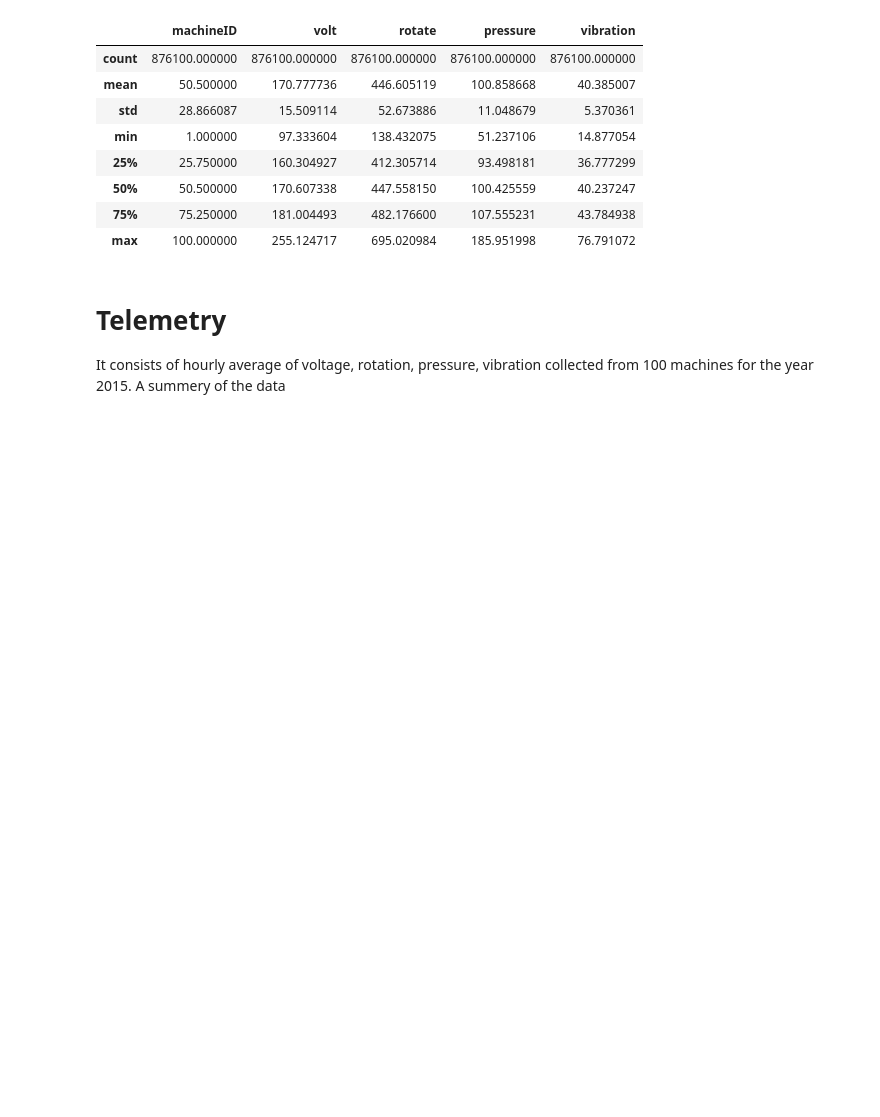
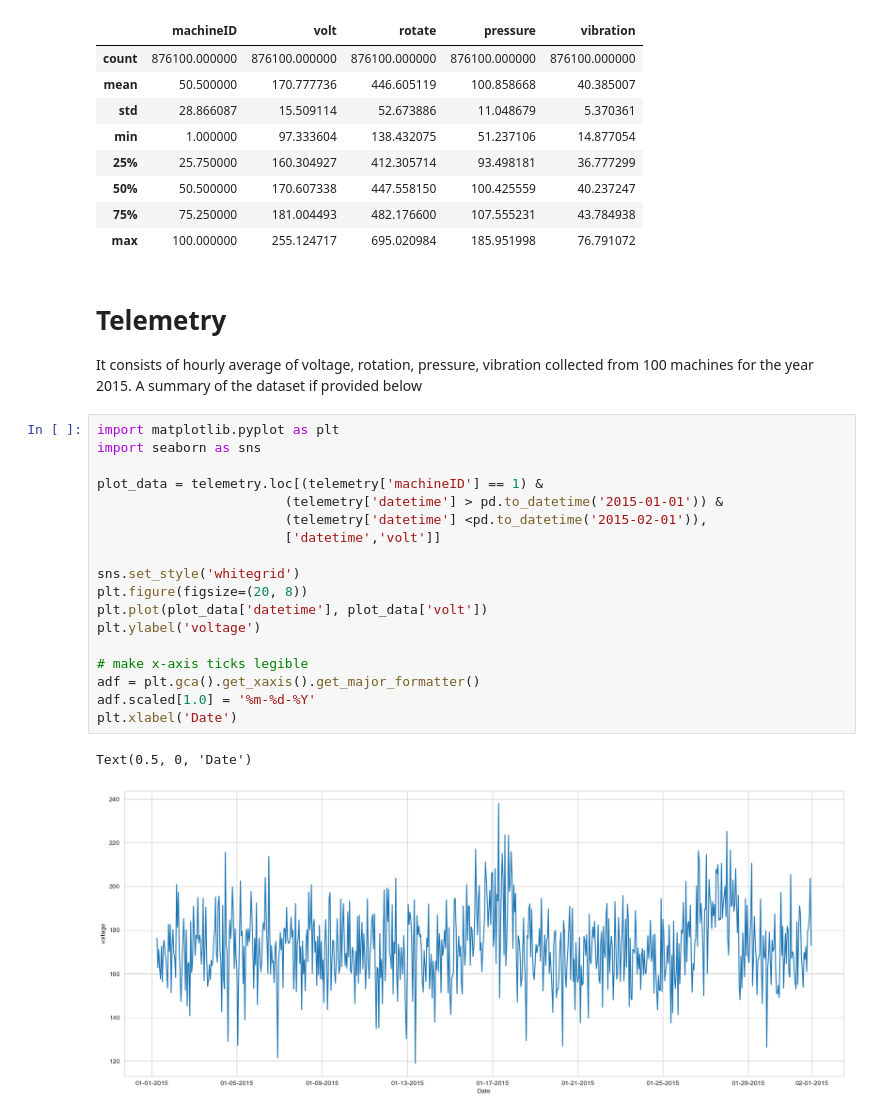
Before and after one commit to TahsinPavel/Machine-Learning-Model-for-Predictive-Maintenance-, a Jupyter notebook: Predictive Maintenance .ipynb, the cells around one changed output. Saved outputs shown, nothing was run; the diff lists cells and outputs as text; blank space fills up the shorter version.

```diff
--- a/Predictive Maintenance .ipynb
+++ b/Predictive Maintenance .ipynb
@@ -44,4 +44,25 @@ Total number of telemetry records: 876100
 # %% [markdown]
 # Telemetry
 
-It consists of hourly average of voltage, rotation, pressure, vibration collected from 100 machines for the year 2015. A summery of the data
+It consists of hourly average of voltage, rotation, pressure, vibration collected from 100 machines for the year 2015. A summary of the dataset if provided below
+# %%
+import matplotlib.pyplot as plt
+import seaborn as sns
+
+plot_data = telemetry.loc[(telemetry['machineID'] == 1) &
+                        (telemetry['datetime'] > pd.to_datetime('2015-01-01')) &
+                        (telemetry['datetime'] <pd.to_datetime('2015-02-01')),
+                        ['datetime','volt']]
+
+sns.set_style('whitegrid')
+plt.figure(figsize=(20, 8))
+plt.plot(plot_data['datetime'], plot_data['volt'])
+plt.ylabel('voltage')
+
+# make x-axis ticks legible
+adf = plt.gca().get_xaxis().get_major_formatter()
+adf.scaled[1.0] = '%m-%d-%Y'
+plt.xlabel('Date')
+# %% [output]
+Text(0.5, 0, 'Date')
+[figure, added]
```
Also changed, not shown: parts of 3 cells of this notebook.
